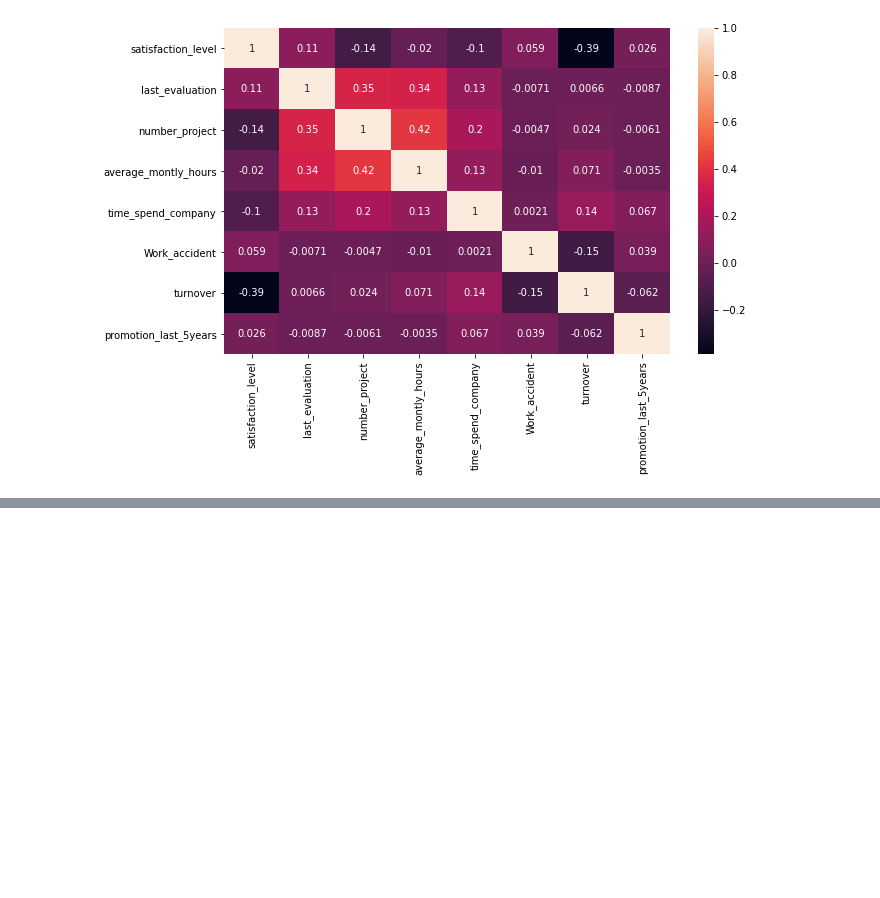
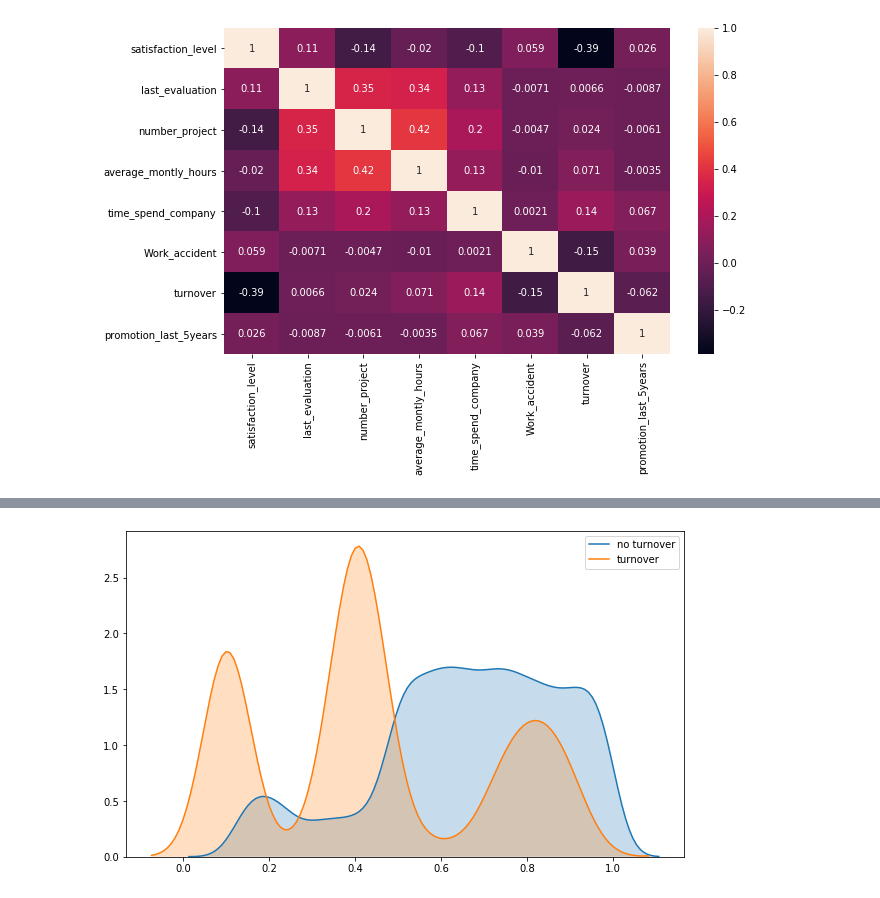
Before and after one commit to Ahsana-Ahffan/HR-Analytics, a Jupyter notebook: HR Analytics.ipynb, the cells around one changed output, grey strips where cells are left out. Cells and saved outputs as stored; diff of their text form; code cells hidden in the pictures; blank space fills up the shorter version.

```diff
--- a/HR Analytics.ipynb
+++ b/HR Analytics.ipynb
@@ -198,0 +148,4 @@ sns.countplot('Work_accident',data=df,hue='turnover')
+# %%
+kdeplot('satisfaction_level')
+# %% [output]
+[figure, added]
```
Also changed, not shown: parts of 36 cells of this notebook.
